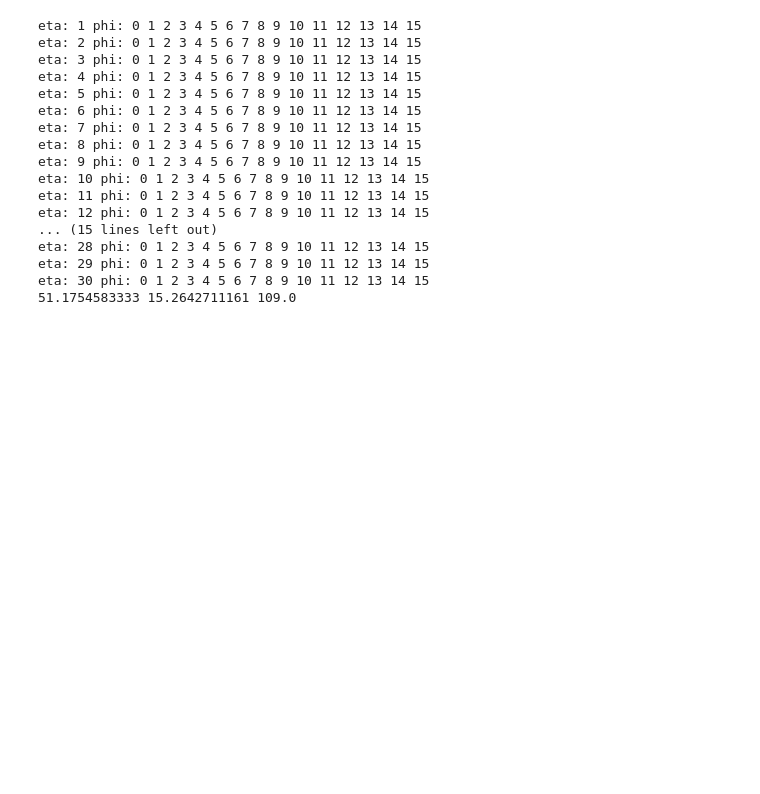
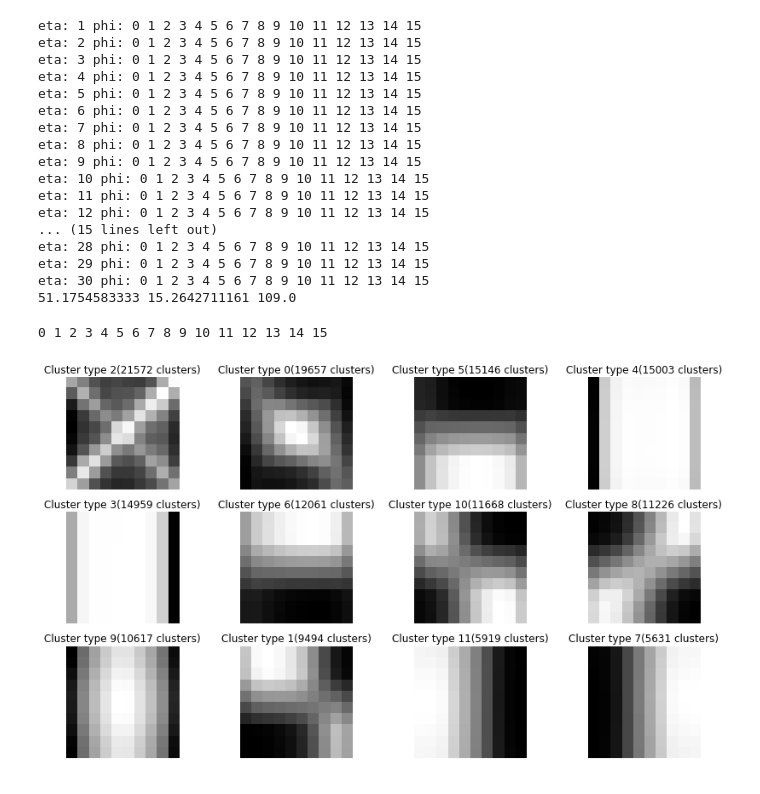
Before and after one commit to adikus/physics_project, a Jupyter notebook: tots.ipynb, the cells around one changed output. Saved outputs shown, nothing was run; the diff lists cells and outputs as text; code cells hidden in the pictures; blank space fills up the shorter version.

Commit message:
Add ToT clustering

```diff
--- a/tots.ipynb
+++ b/tots.ipynb
@@ -214,3 +215,44 @@ eta: 28 phi: 0 1 2 3 4 5 6 7 8 9 10 11 12 13 14 15
 eta: 29 phi: 0 1 2 3 4 5 6 7 8 9 10 11 12 13 14 15
 eta: 30 phi: 0 1 2 3 4 5 6 7 8 9 10 11 12 13 14 15
 51.1754583333 15.2642711161 109.0
+# %%
+eta = 5
+
+tots = []
+
+for phi_i in range(0, 16):
+    print phi_i,
+    cluster_tots = get_cluster_tots(eta, phi_i)
+
+    total_tots = np.zeros((10,10))
+    for eventID, clusters in cluster_tots.iteritems():
+        for cluster_tot in clusters:
+            tot_resized = scipy.misc.imresize(cluster_tot, (10, 10), interp='bilinear')
+            tots.append(tot_resized)
+print
+# %% [output]
+0 1 2 3 4 5 6 7 8 9 10 11 12 13 14 15
+# %%
+tots_X = np.array(tots).reshape((len(tots), 100))
+
+N = 12
+
+pred_y = sklearn.cluster.KMeans(n_clusters=N, random_state=123).fit_predict(tots_X)
+group_definitions = dict()
+
+plt.figure(figsize=(14,8))
+
+indexes = range(N)
+indexes.sort(key=lambda i:-len(np.where(pred_y == i)[0]))
+for (j,i) in enumerate(indexes):
+    group = np.array(tots)[np.where(pred_y == i), :, :][0]
+    title='Cluster type ' + str(i) + '(' + str(group.shape[0]) + ' clusters)'
+    plt.subplot(N/4, 4, j+1)
+    group_definitions[i] = np.sum(group, axis=0)
+    plt.imshow(group_definitions[i], cmap="gray", interpolation="nearest")
+    plt.axis("off")
+    plt.title(title)
+
+plt.savefig('tot_eta_clustering_'+str(eta)+'.png')
+# %% [output]
+[figure, added]
```
Also changed, not shown: parts of 2 cells of this notebook, 11 other files.
